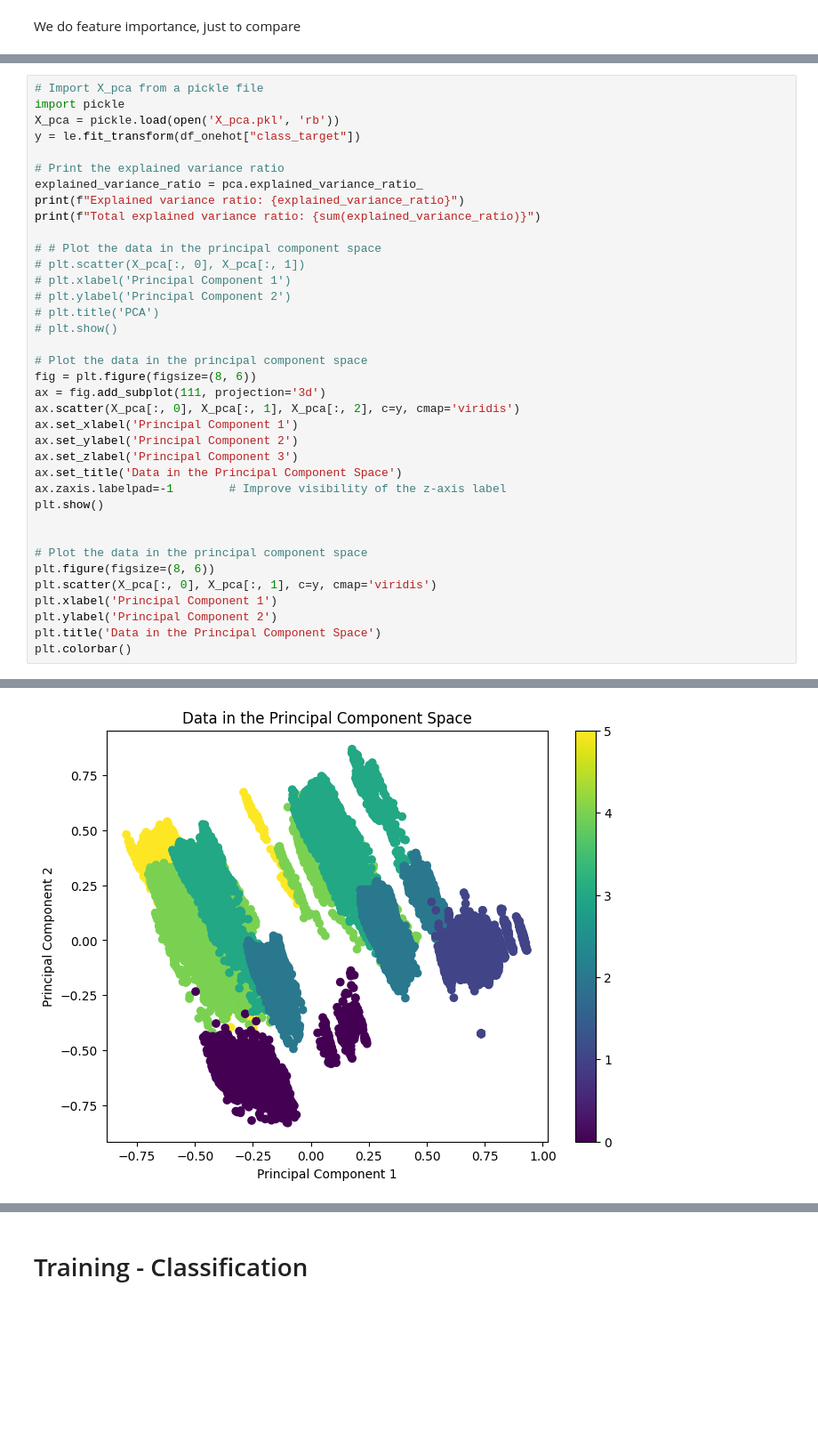
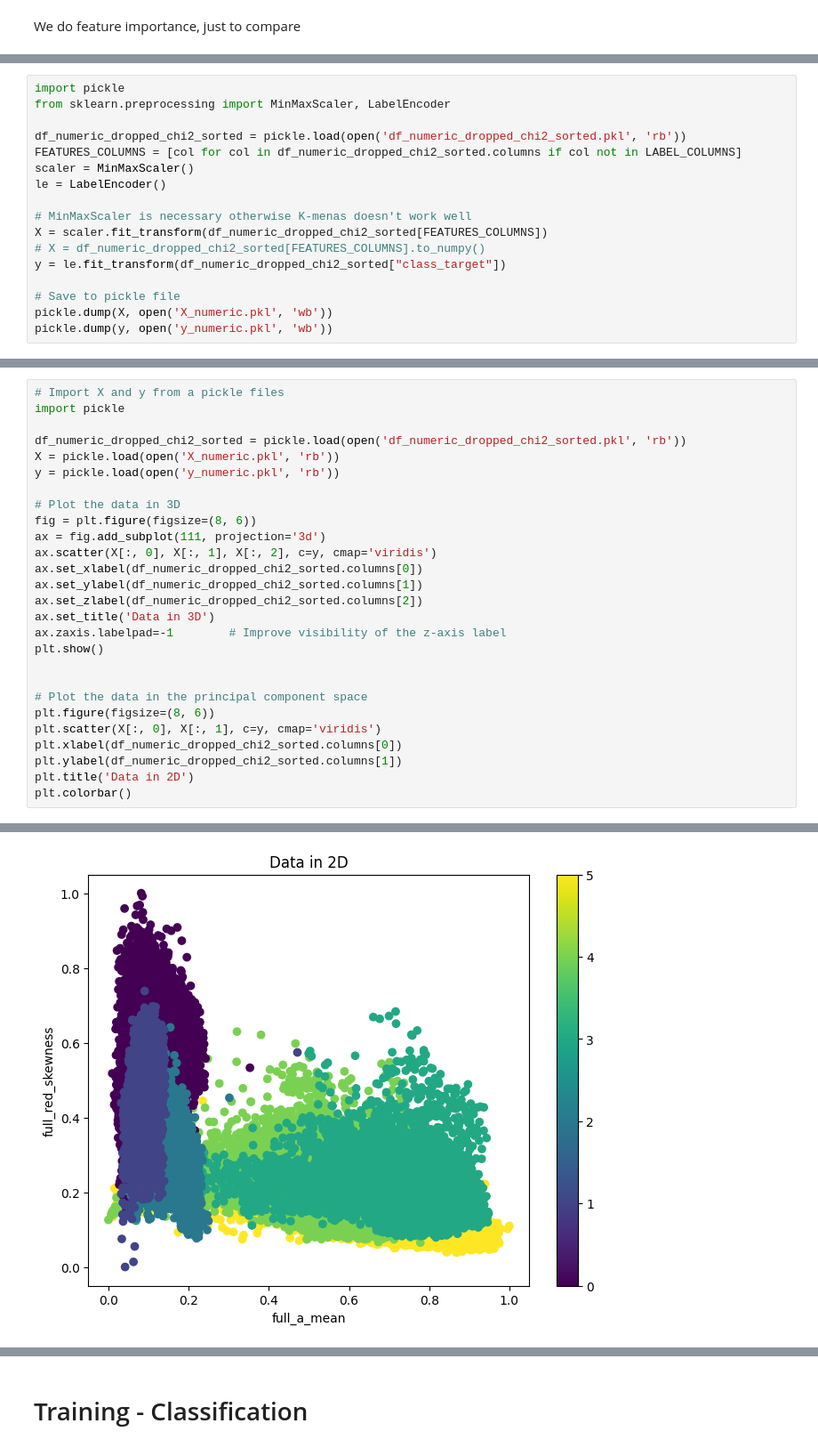
Before and after one commit to Frollamma/progetto-piccialli, a Jupyter notebook: main_numeric.ipynb, the cells around one changed output, grey strips where cells are left out. Shown at 89% size. Drawn from its saved outputs; the diff is of its cells as text; blank space fills up the shorter version.

```diff
--- a/main_numeric.ipynb
+++ b/main_numeric.ipynb
@@ -405,0 +379,17 @@ Doing PCA with 200 components
+# %%
+import pickle
+from sklearn.preprocessing import MinMaxScaler, LabelEncoder
+
+df_numeric_dropped_chi2_sorted = pickle.load(open('df_numeric_dropped_chi2_sorted.pkl', 'rb'))
+FEATURES_COLUMNS = [col for col in df_numeric_dropped_chi2_sorted.columns if col not in LABEL_COLUMNS]
+scaler = MinMaxScaler()
+le = LabelEncoder()
+
+# MinMaxScaler is necessary otherwise K-menas doesn't work well
+X = scaler.fit_transform(df_numeric_dropped_chi2_sorted[FEATURES_COLUMNS])
+# X = df_numeric_dropped_chi2_sorted[FEATURES_COLUMNS].to_numpy()
+y = le.fit_transform(df_numeric_dropped_chi2_sorted["class_target"])
+
+# Save to pickle file
+pickle.dump(X, open('X_numeric.pkl', 'wb'))
+pickle.dump(y, open('y_numeric.pkl', 'wb'))
@@ -406,38 +400,28 @@ Doing PCA with 200 components
 # %%
-# Import X_pca from a pickle file
+# Import X and y from a pickle files
 import pickle
-X_pca = pickle.load(open('X_pca.pkl', 'rb'))
-y = le.fit_transform(df_onehot["class_target"])
 
-# Print the explained variance ratio
-explained_variance_ratio = pca.explained_variance_ratio_
-print(f"Explained variance ratio: {explained_variance_ratio}")
-print(f"Total explained variance ratio: {sum(explained_variance_ratio)}")
+df_numeric_dropped_chi2_sorted = pickle.load(open('df_numeric_dropped_chi2_sorted.pkl', 'rb'))
+X = pickle.load(open('X_numeric.pkl', 'rb'))
+y = pickle.load(open('y_numeric.pkl', 'rb'))
 
-# # Plot the data in the principal component space
-# plt.scatter(X_pca[:, 0], X_pca[:, 1])
-# plt.xlabel('Principal Component 1')
-# plt.ylabel('Principal Component 2')
-# plt.title('PCA')
-# plt.show()
-
-# Plot the data in the principal component space
+# Plot the data in 3D
 fig = plt.figure(figsize=(8, 6))
 ax = fig.add_subplot(111, projection='3d')
-ax.scatter(X_pca[:, 0], X_pca[:, 1], X_pca[:, 2], c=y, cmap='viridis')
-ax.set_xlabel('Principal Component 1')
-ax.set_ylabel('Principal Component 2')
-ax.set_zlabel('Principal Component 3')
-ax.set_title('Data in the Principal Component Space')
+ax.scatter(X[:, 0], X[:, 1], X[:, 2], c=y, cmap='viridis')
+ax.set_xlabel(df_numeric_dropped_chi2_sorted.columns[0])
+ax.set_ylabel(df_numeric_dropped_chi2_sorted.columns[1])
+ax.set_zlabel(df_numeric_dropped_chi2_sorted.columns[2])
+ax.set_title('Data in 3D')
 ax.zaxis.labelpad=-1        # Improve visibility of the z-axis label
 plt.show()
 
 
 # Plot the data in the principal component space
 plt.figure(figsize=(8, 6))
-plt.scatter(X_pca[:, 0], X_pca[:, 1], c=y, cmap='viridis')
-plt.xlabel('Principal Component 1')
-plt.ylabel('Principal Component 2')
-plt.title('Data in the Principal Component Space')
+plt.scatter(X[:, 0], X[:, 1], c=y, cmap='viridis')
+plt.xlabel(df_numeric_dropped_chi2_sorted.columns[0])
+plt.ylabel(df_numeric_dropped_chi2_sorted.columns[1])
+plt.title('Data in 2D')
 plt.colorbar()
 # %% [output]
@@ -463 +430 @@ Total explained variance ratio: 0.8100688232071276
-[figure, old version]
+[figure, new version]
```
Also changed, not shown: parts of 54 cells of this notebook, 3 other files.
